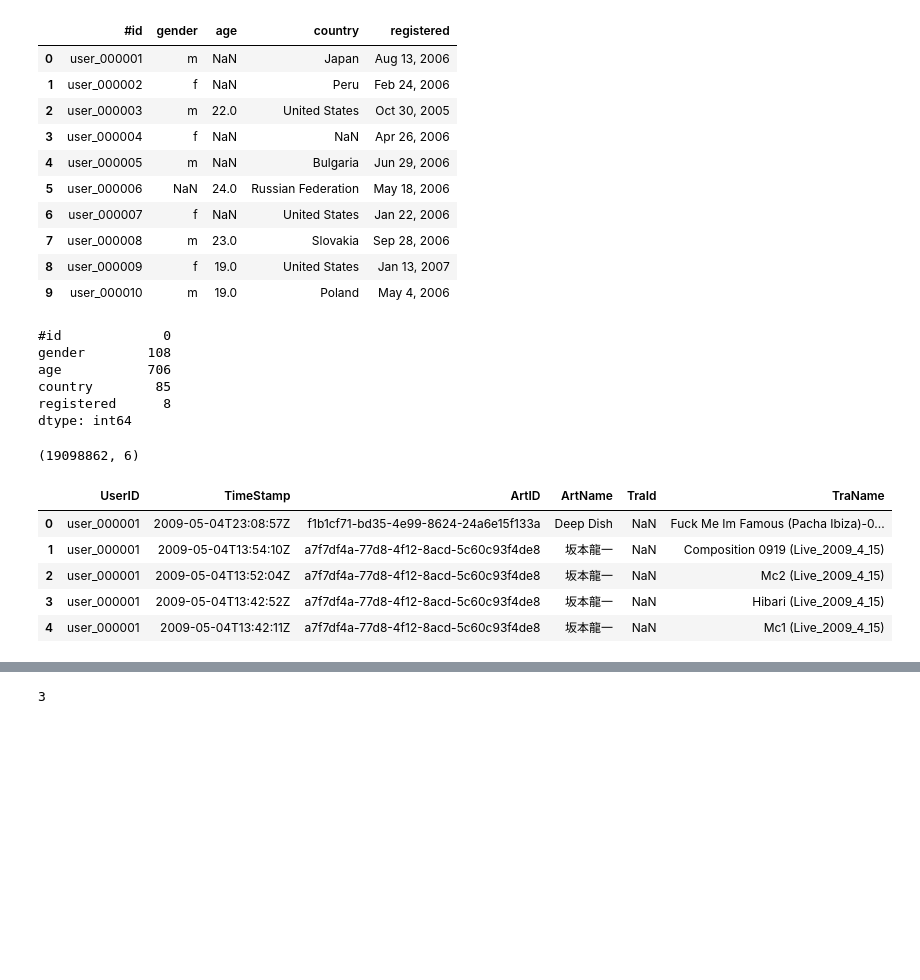
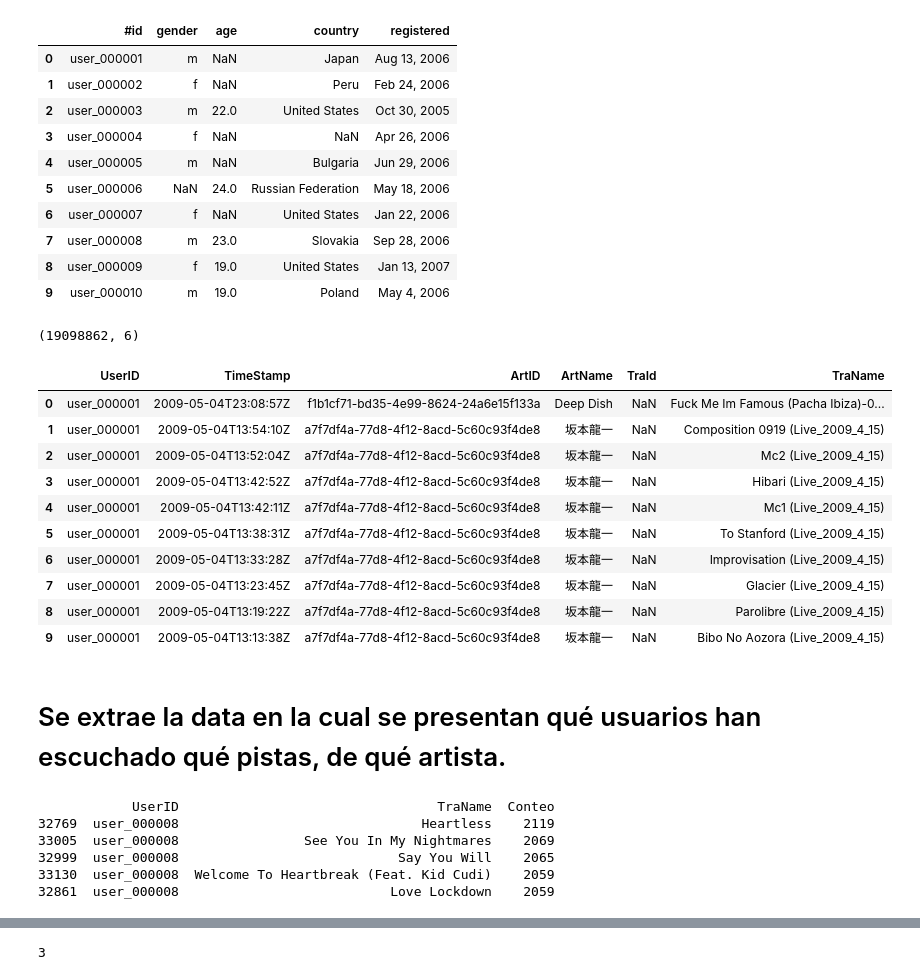
Before and after one commit to CristianMorenoMo/sistemas_recomendacion, a Jupyter notebook: Taller_1.ipynb, the cells around one changed output, grey strips where cells are left out. Cells and saved outputs as stored; diff of their text form; code cells hidden in the pictures; blank space fills up the shorter version.

```diff
--- a/Taller_1.ipynb
+++ b/Taller_1.ipynb
@@ -23,28 +27,38 @@ user_inf.head(10)
 | 7 | user_000008 | m | 23.0 | Slovakia | Sep 28, 2006 |
 | 8 | user_000009 | f | 19.0 | United States | Jan 13, 2007 |
 | 9 | user_000010 | m | 19.0 | Poland | May 4, 2006 |
-# %%
-user_inf.isna().sum()
-# %% [output]
-#id             0
-gender        108
-age           706
-country        85
-registered      8
-dtype: int64
 # %%
 df2 = pd.read_csv('data/lastfm-dataset-1K/userid-timestamp-artid-artname-traid-traname.tsv',
                   sep='\t',
                  #error_bad_lines = False,
                  names = ['UserID','TimeStamp','ArtID','ArtName','TraId','TraName'])
+print(df2.shape)
+df2.head(10)
+# %% [output]
+(19098862, 6)
+|  | UserID | TimeStamp | ArtID | ArtName | TraId | TraName |
+| 0 | user_000001 | 2009-05-04T23:08:57Z | f1b1cf71-bd35-4e99-8624-24a6e15f133a | Deep Dish | NaN | Fuck Me Im Famous (Pacha Ibiza)-0... |
+| 1 | user_000001 | 2009-05-04T13:54:10Z | a7f7df4a-77d8-4f12-8acd-5c60c93f4de8 | 坂本龍一 | NaN | Composition 0919 (Live_2009_4_15) |
+| 2 | user_000001 | 2009-05-04T13:52:04Z | a7f7df4a-77d8-4f12-8acd-5c60c93f4de8 | 坂本龍一 | NaN | Mc2 (Live_2009_4_15) |
+| 3 | user_000001 | 2009-05-04T13:42:52Z | a7f7df4a-77d8-4f12-8acd-5c60c93f4de8 | 坂本龍一 | NaN | Hibari (Live_2009_4_15) |
+| 4 | user_000001 | 2009-05-04T13:42:11Z | a7f7df4a-77d8-4f12-8acd-5c60c93f4de8 | 坂本龍一 | NaN | Mc1 (Live_2009_4_15) |
+| 5 | user_000001 | 2009-05-04T13:38:31Z | a7f7df4a-77d8-4f12-8acd-5c60c93f4de8 | 坂本龍一 | NaN | To Stanford (Live_2009_4_15) |
+| 6 | user_000001 | 2009-05-04T13:33:28Z | a7f7df4a-77d8-4f12-8acd-5c60c93f4de8 | 坂本龍一 | NaN | Improvisation (Live_2009_4_15) |
+| 7 | user_000001 | 2009-05-04T13:23:45Z | a7f7df4a-77d8-4f12-8acd-5c60c93f4de8 | 坂本龍一 | NaN | Glacier (Live_2009_4_15) |
+| 8 | user_000001 | 2009-05-04T13:19:22Z | a7f7df4a-77d8-4f12-8acd-5c60c93f4de8 | 坂本龍一 | NaN | Parolibre (Live_2009_4_15) |
+| 9 | user_000001 | 2009-05-04T13:13:38Z | a7f7df4a-77d8-4f12-8acd-5c60c93f4de8 | 坂本龍一 | NaN | Bibo No Aozora (Live_2009_4_15) |
-# %%
-print(df2.shape)
-df2.head()
-# %% [output]
-(19098862, 6)
-|  | UserID | TimeStamp | ArtID | ArtName | TraId | TraName |
-| 0 | user_000001 | 2009-05-04T23:08:57Z | f1b1cf71-bd35-4e99-8624-24a6e15f133a | Deep Dish | NaN | Fuck Me Im Famous (Pacha Ibiza)-0... |
-| 1 | user_000001 | 2009-05-04T13:54:10Z | a7f7df4a-77d8-4f12-8acd-5c60c93f4de8 | 坂本龍一 | NaN | Composition 0919 (Live_2009_4_15) |
-| 2 | user_000001 | 2009-05-04T13:52:04Z | a7f7df4a-77d8-4f12-8acd-5c60c93f4de8 | 坂本龍一 | NaN | Mc2 (Live_2009_4_15) |
-| 3 | user_000001 | 2009-05-04T13:42:52Z | a7f7df4a-77d8-4f12-8acd-5c60c93f4de8 | 坂本龍一 | NaN | Hibari (Live_2009_4_15) |
-| 4 | user_000001 | 2009-05-04T13:42:11Z | a7f7df4a-77d8-4f12-8acd-5c60c93f4de8 | 坂本龍一 | NaN | Mc1 (Live_2009_4_15) |
+# %% [markdown]
+# Se extrae la data en la cual se presentan qué usuarios han escuchado qué pistas, de qué artista.
+# %%
+ConteoPista=df2.groupby(['UserID','TraName']).size().reset_index(name = 'Conteo').sort_values(by = 'Conteo', ascending = False)
+# ConteoPista ['Nartistas']=df2.groupby(['UserID']).count()
+
+print(ConteoPista.head())
+# Usuario  mas popular
+# %% [output]
+            UserID                                 TraName  Conteo
+32769  user_000008                               Heartless    2119
+33005  user_000008                See You In My Nightmares    2069
+32999  user_000008                            Say You Will    2065
+33130  user_000008  Welcome To Heartbreak (Feat. Kid Cudi)    2059
+32861  user_000008                           Love Lockdown    2059
```
Also changed, not shown: parts of 28 cells of this notebook.
